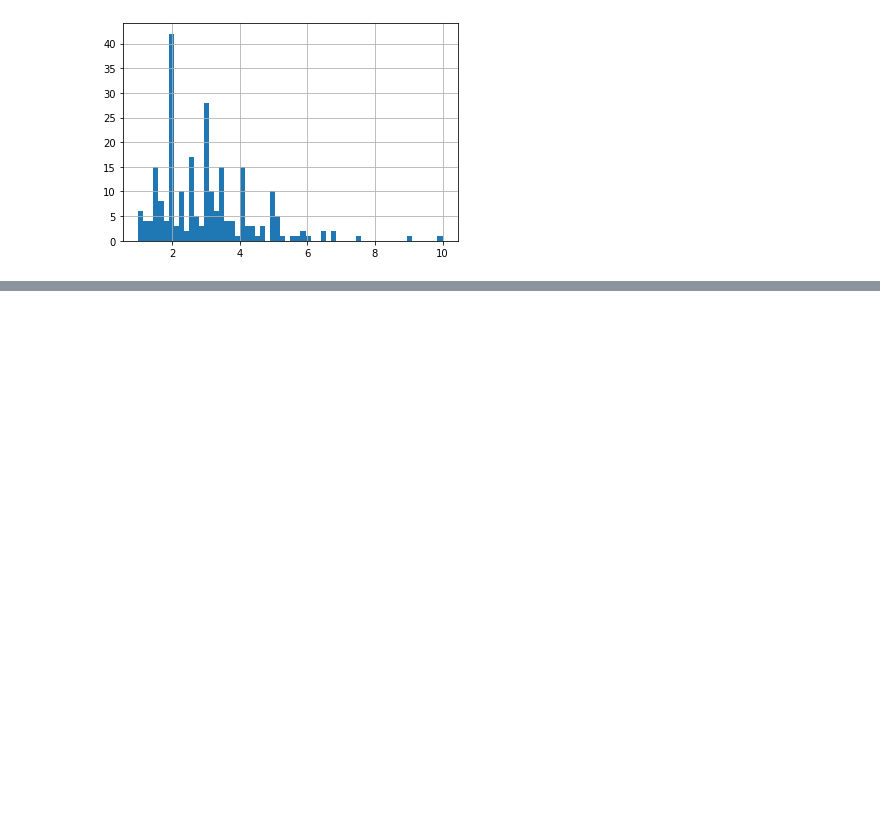
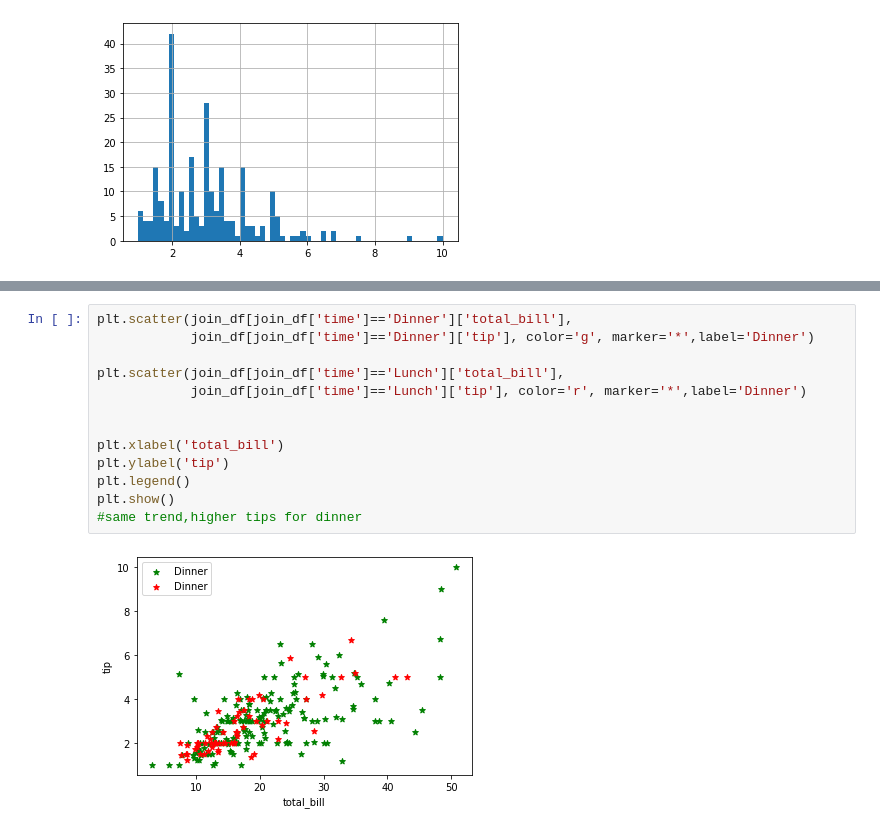
Before and after one commit to YOUNGitacina/Data-mining-course, a Jupyter notebook: DataUnd/Du_class.ipynb, the cells around one changed output, grey strips where cells are left out. Cells and saved outputs as stored; diff of their text form; blank space fills up the shorter version.

```diff
--- a/DataUnd/Du_class.ipynb
+++ b/DataUnd/Du_class.ipynb
@@ -229,0 +235,15 @@ plt.show()
+# %%
+plt.scatter(join_df[join_df['time']=='Dinner']['total_bill'],
+            join_df[join_df['time']=='Dinner']['tip'], color='g', marker='*',label='Dinner')
+
+plt.scatter(join_df[join_df['time']=='Lunch']['total_bill'],
+            join_df[join_df['time']=='Lunch']['tip'], color='r', marker='*',label='Dinner')
+
+
+plt.xlabel('total_bill')
+plt.ylabel('tip')
+plt.legend()
+plt.show()
+#same trend,higher tips for dinner
+# %% [output]
+[figure, added]
```
Also changed, not shown: parts of 2 cells of this notebook.
